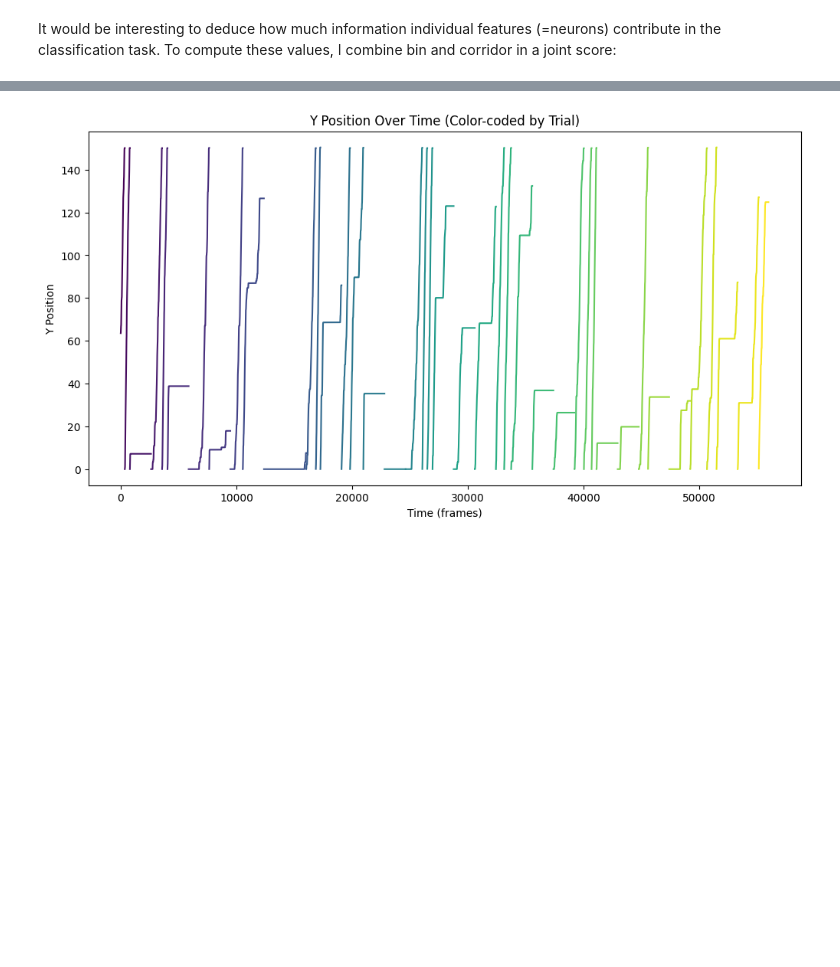
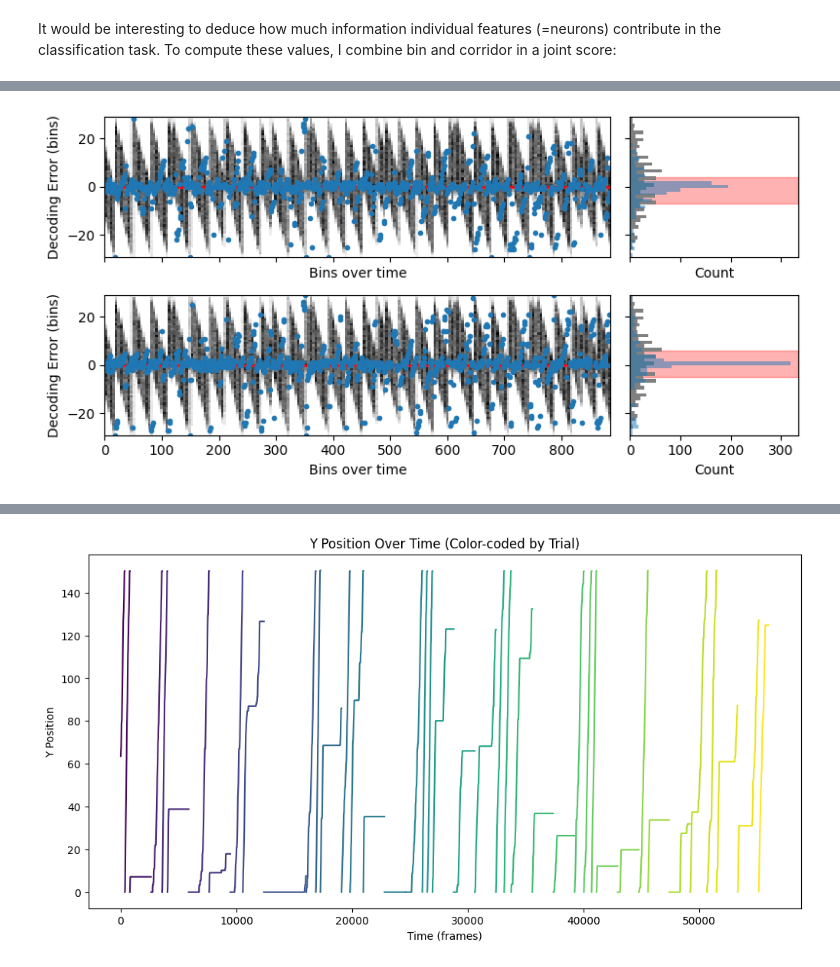
Before and after one commit to Anneser/SpatialInformation, a Jupyter notebook: scripts/LocationDecoding.ipynb, the cells around one changed output, grey strips where cells are left out. Cells and saved outputs as stored; diff of their text form; code cells hidden in the pictures; blank space fills up the shorter version.

```diff
--- a/scripts/LocationDecoding.ipynb
+++ b/scripts/LocationDecoding.ipynb
@@ -846,0 +434,68 @@ bh_test
+# %%
+# Generate 1000 random guesses for each row
+num_guesses = 1000
+random_guesses = np.random.randint(0, 30, size=(len(df), num_guesses))
+# Compute error (difference between true value and each guess)
+error_matrix = random_guesses - df["true_bin"].values[:, None]
+# %%
+fig, ((ax1, ax2), (ax3, ax4)) = plt.subplots(2, 2, figsize=(8, 4), sharey='row', sharex='col', gridspec_kw={'width_ratios': [3, 1]})
+
+# Plot error over time
+ax1.hist2d(np.repeat(np.arange(len(df)), num_guesses), error_matrix.flatten(), bins=(200, 60), cmap="Greys", density=True)
+ax1.hlines(0, 0, 900, "r", lw=2)
+ax1.plot(df["true_bin"] - df["decoded_bin"], ".")
+ax1.set_xlabel("Bins over time")
+ax1.set_ylabel("Decoding Error (bins)")
+
+# Plot histogram rotated and add shaded region
+errors = df["true_bin"] - df["decoded_bin"]
+counts, bins = np.histogram(errors, bins=40)
+
+# Find the 90% confidence interval
+sorted_errors = np.sort(errors)
+lower_idx = int(len(sorted_errors) * 0.15)
+upper_idx = int(len(sorted_errors) * 0.85)
+ci_lower = sorted_errors[lower_idx]
+ci_upper = sorted_errors[upper_idx]
+
+# Add shaded region for 70% confidence interval
+ax2.axhspan(ci_lower, ci_upper, color='red', alpha=0.3)
+ax2.hist(error_matrix[:,0], bins=40, orientation='horizontal', color='gray')
+ax2.hist(errors, bins=40, orientation='horizontal', alpha=0.5)
+ax2.set_ylim(ax1.get_ylim())  # Match y-axis limits
+ax2.set_ylabel("")  # Remove y-label since it's shared
+ax2.set_xlabel("Count")
+
+# Plot error over time
+ax3.hist2d(np.repeat(np.arange(len(df)), num_guesses), error_matrix.flatten(), bins=(200, 60), cmap="Greys", density=True)
+ax3.hlines(0, 0, 900, "r", lw=2)
+ax3.plot(df_subset["true_bin"] - df_subset["decoded_bin"], ".")
+ax3.set_xlabel("Bins over time")
+ax3.set_ylabel("Decoding Error (bins)")
+
+# Plot histogram rotated and add shaded region
+errors = df_subset["true_bin"] - df_subset["decoded_bin"]
+counts, bins = np.histogram(errors, bins=40)
+
+# Find the 90% confidence interval
+sorted_errors = np.sort(errors)
+lower_idx = int(len(sorted_errors) * 0.15)
+upper_idx = int(len(sorted_errors) * 0.85)
+ci_lower = sorted_errors[lower_idx]
+ci_upper = sorted_errors[upper_idx]
+
+# Add shaded region for 70% confidence interval
+ax4.axhspan(ci_lower, ci_upper, color='red', alpha=0.3)
+ax4.hist(error_matrix[:,0], bins=40, orientation='horizontal', color='gray')
+ax4.hist(errors, bins=40, orientation='horizontal', alpha=0.5)
+ax4.set_ylim(ax1.get_ylim())  # Match y-axis limits
+ax4.set_ylabel("")  # Remove y-label since it's shared
+ax4.set_xlabel("Count")
+
+plt.tight_layout()
+
+#plt.savefig("..\\results\\20240903_Dc_1\\decoding_error_5neurons.png", dpi=300)
+
+plt.show()
+# %% [output]
+[figure, added]
```
Also changed, not shown: parts of 35 cells of this notebook, 1 other file.
